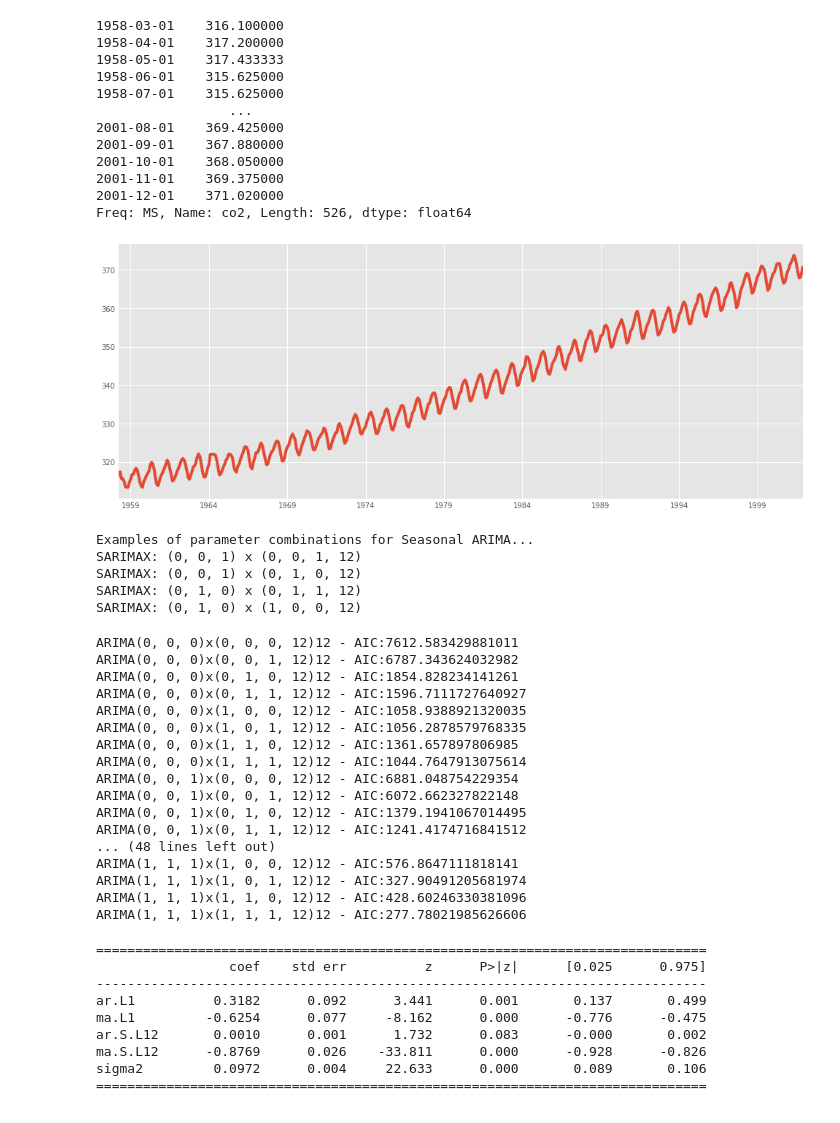
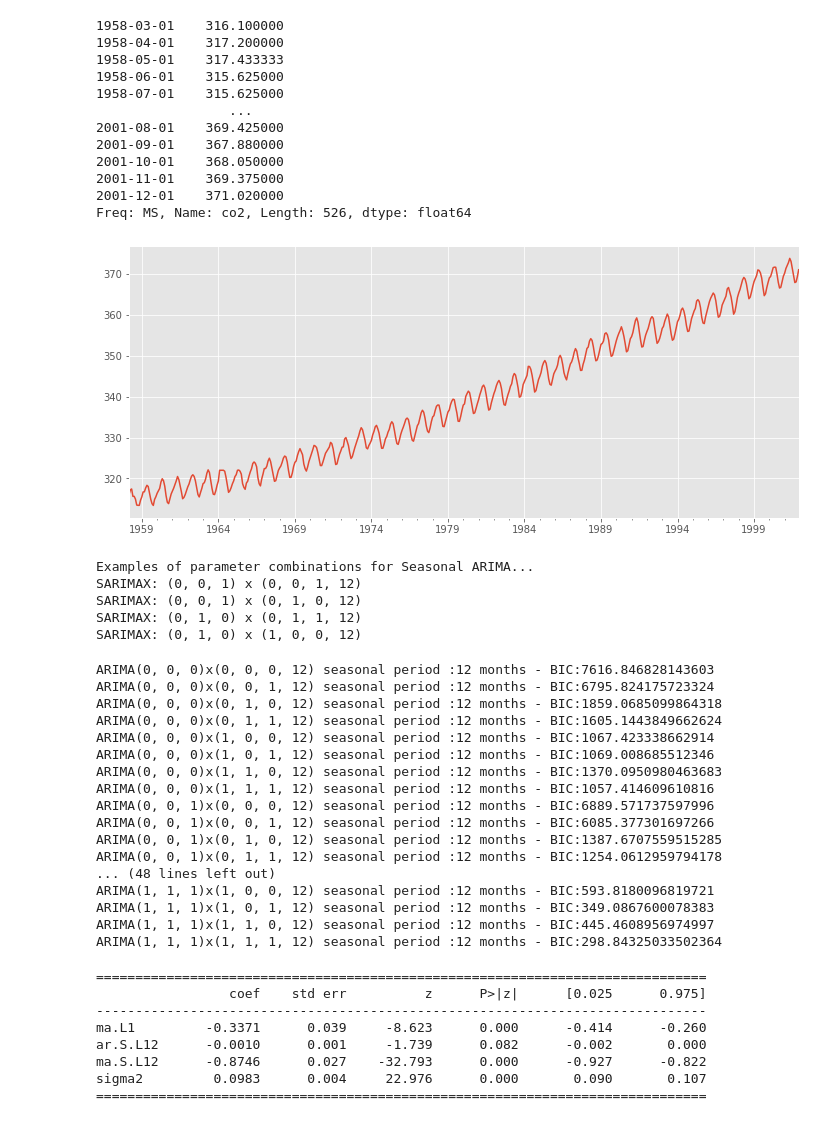
Before and after one commit to schunsukesuzuki/python-sample, a Jupyter notebook: co2_forcast_arima_with_statsmodels.ipynb, the cells around one changed output. Saved outputs shown, nothing was run; the diff lists cells and outputs as text; code cells hidden in the pictures.

```diff
--- a/co2_forcast_arima_with_statsmodels.ipynb
+++ b/co2_forcast_arima_with_statsmodels.ipynb
@@ -31,8 +31,8 @@ print(y)
 2001-12-01    371.020000
 Freq: MS, Name: co2, Length: 526, dtype: float64
 # %%
-y.plot(figsize=(15, 6))
+y.plot(figsize=(12, 5))
 plt.show()
 # %% [output]
-[figure, old version]
+[figure, new version]
 # %%
@@ -70,45 +67,44 @@ for param in pdq:
 
             results = mod.fit()
 
-            print('ARIMA{}x{}12 - AIC:{}'.format(param, param_seasonal, results.aic))
+            print('ARIMA{}x{} seasonal period :12 months - BIC:{}'.format(param, param_seasonal, results.bic))
         except:
             continue
 # %% [output]
-ARIMA(0, 0, 0)x(0, 0, 0, 12)12 - AIC:7612.583429881011
-ARIMA(0, 0, 0)x(0, 0, 1, 12)12 - AIC:6787.343624032982
-ARIMA(0, 0, 0)x(0, 1, 0, 12)12 - AIC:1854.828234141261
-ARIMA(0, 0, 0)x(0, 1, 1, 12)12 - AIC:1596.7111727640927
-ARIMA(0, 0, 0)x(1, 0, 0, 12)12 - AIC:1058.9388921320035
-ARIMA(0, 0, 0)x(1, 0, 1, 12)12 - AIC:1056.2878579768335
-ARIMA(0, 0, 0)x(1, 1, 0, 12)12 - AIC:1361.657897806985
-ARIMA(0, 0, 0)x(1, 1, 1, 12)12 - AIC:1044.7647913075614
-ARIMA(0, 0, 1)x(0, 0, 0, 12)12 - AIC:6881.048754229354
-ARIMA(0, 0, 1)x(0, 0, 1, 12)12 - AIC:6072.662327822148
-ARIMA(0, 0, 1)x(0, 1, 0, 12)12 - AIC:1379.1941067014495
-ARIMA(0, 0, 1)x(0, 1, 1, 12)12 - AIC:1241.4174716841512
+ARIMA(0, 0, 0)x(0, 0, 0, 12) seasonal period :12 months - BIC:7616.846828143603
+ARIMA(0, 0, 0)x(0, 0, 1, 12) seasonal period :12 months - BIC:6795.824175723324
+ARIMA(0, 0, 0)x(0, 1, 0, 12) seasonal period :12 months - BIC:1859.0685099864318
+ARIMA(0, 0, 0)x(0, 1, 1, 12) seasonal period :12 months - BIC:1605.1443849662624
+ARIMA(0, 0, 0)x(1, 0, 0, 12) seasonal period :12 months - BIC:1067.423338662914
+ARIMA(0, 0, 0)x(1, 0, 1, 12) seasonal period :12 months - BIC:1069.008685512346
+ARIMA(0, 0, 0)x(1, 1, 0, 12) seasonal period :12 months - BIC:1370.0950980463683
+ARIMA(0, 0, 0)x(1, 1, 1, 12) seasonal period :12 months - BIC:1057.414609610816
+ARIMA(0, 0, 1)x(0, 0, 0, 12) seasonal period :12 months - BIC:6889.571737597996
+ARIMA(0, 0, 1)x(0, 0, 1, 12) seasonal period :12 months - BIC:6085.377301697266
+ARIMA(0, 0, 1)x(0, 1, 0, 12) seasonal period :12 months - BIC:1387.6707559515285
+ARIMA(0, 0, 1)x(0, 1, 1, 12) seasonal period :12 months - BIC:1254.0612959794178
 ... (48 lines left out)
-ARIMA(1, 1, 1)x(1, 0, 0, 12)12 - AIC:576.8647111818141
-ARIMA(1, 1, 1)x(1, 0, 1, 12)12 - AIC:327.90491205681974
-ARIMA(1, 1, 1)x(1, 1, 0, 12)12 - AIC:428.60246330381096
-ARIMA(1, 1, 1)x(1, 1, 1, 12)12 - AIC:277.78021985626606
+ARIMA(1, 1, 1)x(1, 0, 0, 12) seasonal period :12 months - BIC:593.8180096819721
+ARIMA(1, 1, 1)x(1, 0, 1, 12) seasonal period :12 months - BIC:349.0867600078383
+ARIMA(1, 1, 1)x(1, 1, 0, 12) seasonal period :12 months - BIC:445.4608956974997
+ARIMA(1, 1, 1)x(1, 1, 1, 12) seasonal period :12 months - BIC:298.84325033502364
 # %%
-mod = sm.tsa.statespace.SARIMAX(y,
-                                order=(1, 1, 1),
+final_model = sm.tsa.statespace.SARIMAX(y,
+                                order=(0, 1, 1),
                                 seasonal_order=(1, 1, 1, 12),
                                 enforce_stationarity=False,
                                 enforce_invertibility=False)
 
-results = mod.fit()
+results = final_model.fit()
 
 print(results.summary().tables[1])
 # %% [output]
 ==============================================================================
                  coef    std err          z      P>|z|      [0.025      0.975]
 ------------------------------------------------------------------------------
-ar.L1          0.3182      0.092      3.441      0.001       0.137       0.499
-ma.L1         -0.6254      0.077     -8.162      0.000      -0.776      -0.475
-ar.S.L12       0.0010      0.001      1.732      0.083      -0.000       0.002
-ma.S.L12      -0.8769      0.026    -33.811      0.000      -0.928      -0.826
-sigma2         0.0972      0.004     22.633      0.000       0.089       0.106
+ma.L1         -0.3371      0.039     -8.623      0.000      -0.414      -0.260
+ar.S.L12      -0.0010      0.001     -1.739      0.082      -0.002       0.000
+ma.S.L12      -0.8746      0.027    -32.793      0.000      -0.927      -0.822
+sigma2         0.0983      0.004     22.976      0.000       0.090       0.107
 ==============================================================================
 # %%
```
Also changed, not shown: parts of 11 cells of this notebook.
